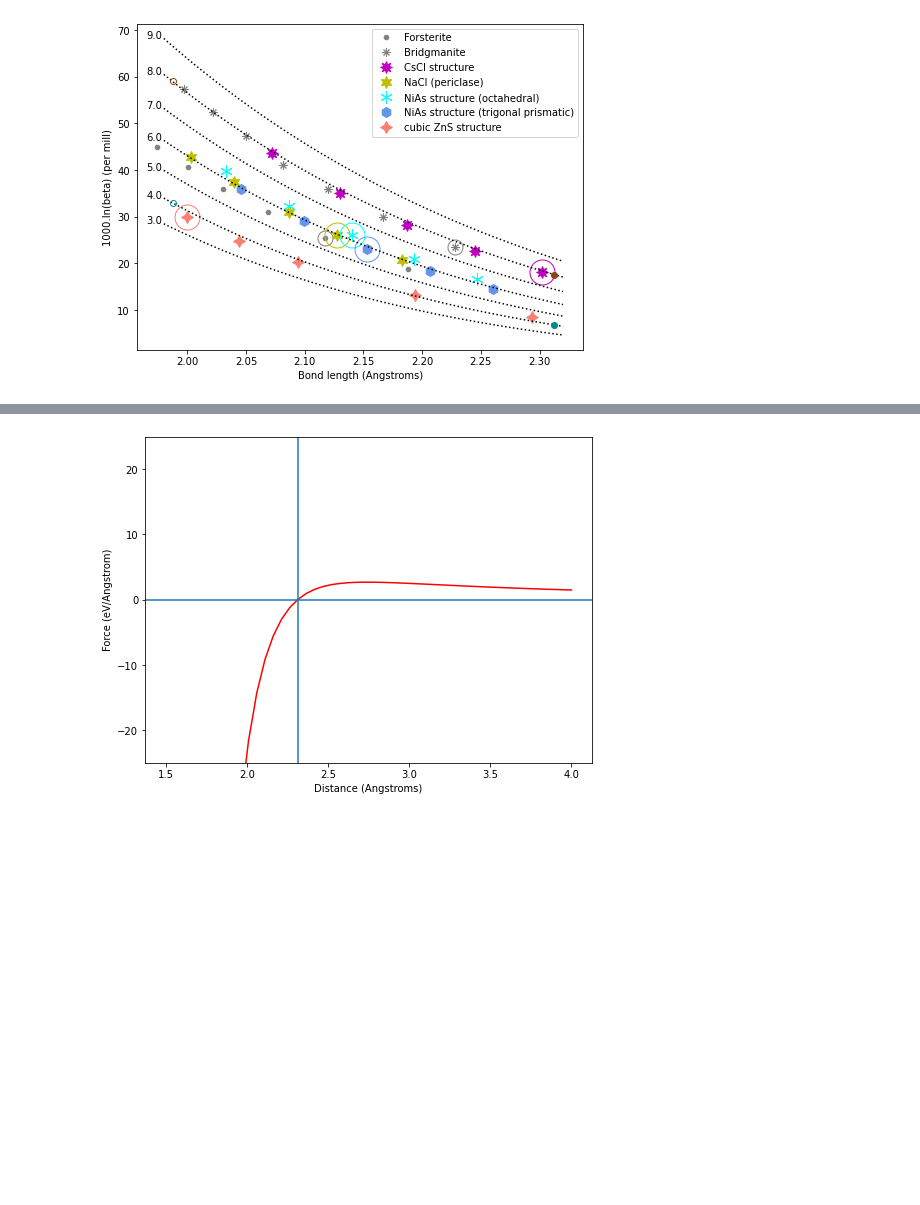
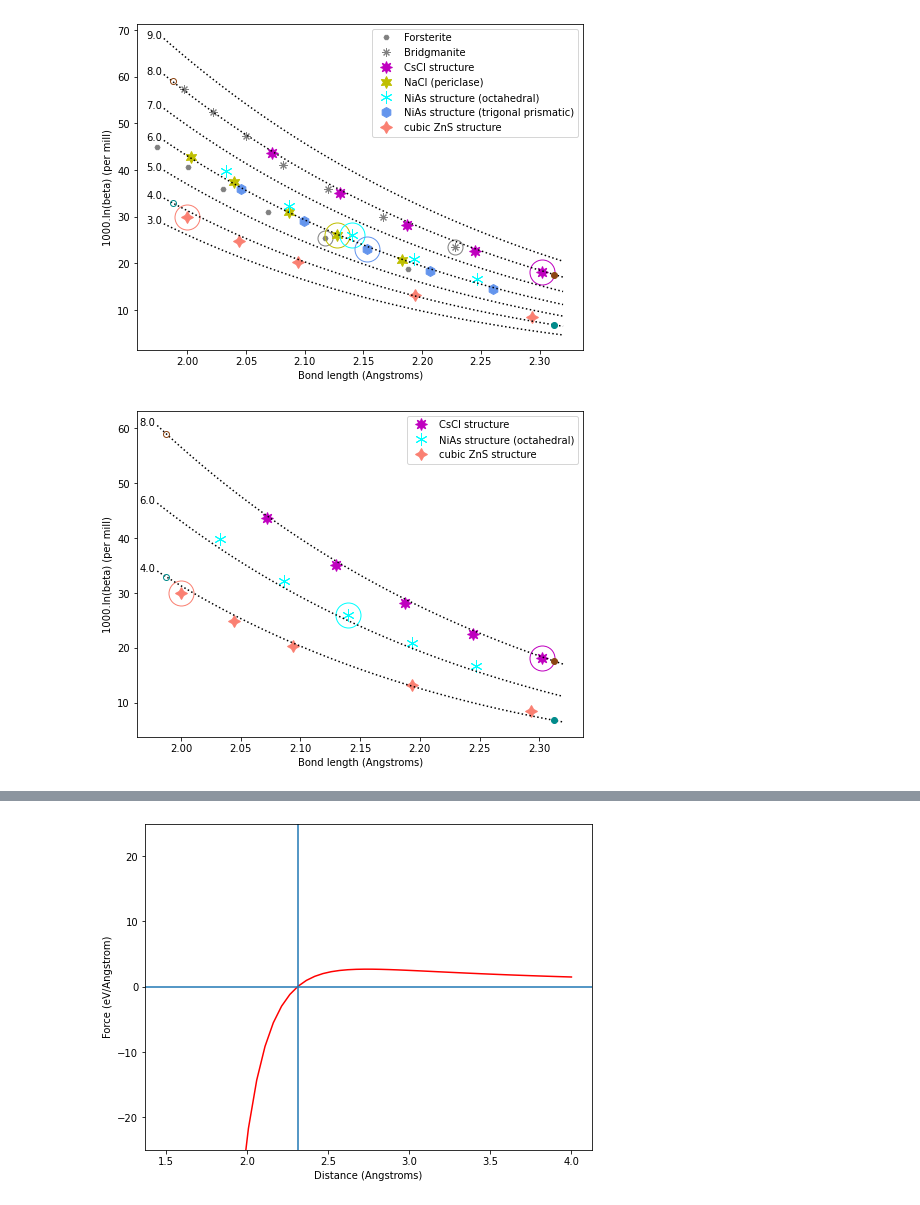
Before and after one commit to andreww/isofrac, a Jupyter notebook: potential_figure.ipynb, the cells around one changed output, grey strips where cells are left out. Drawn from its saved outputs; the diff is of its cells as text; code cells hidden in the pictures; blank space fills up the shorter version.

Commit message:
New figure for presentation

```diff
--- a/potential_figure.ipynb
+++ b/potential_figure.ipynb
@@ -525,6 +525,52 @@ ax.legend()
 plt.show()
 # %% [output]
 [figure]
+# %%
+# Make the figure... simple copy for remco
+
+fig, ax = plt.subplots(figsize=(8,6))
+
+ax.plot(cscl_r_ang, cscl_beta_permil, color='m', linestyle='', marker=(8,1,0),
+        label='CsCl structure', markersize=12)
+ax.plot(cscl_r_ref, cscl_beta_ref, 'mo', fillstyle='none', markersize=25)
+
+
+ax.plot(nias_first_r_ang, nias_first_beta_permil, color='cyan', linestyle='', marker=(6,2,0),
+        label='NiAs structure (octahedral)', markersize=12)
+ax.plot(nias_first_r_ref, nias_first_beta_ref,  'o', color='cyan', fillstyle='none', markersize=25)
+
+ax.plot(cubzns_r_ang, cubzns_beta_permil, color='salmon', linestyle='', marker=(4,1,0),
+        label='cubic ZnS structure', markersize=12)
+ax.plot(cubzns_r_ref, cubzns_beta_ref, color='salmon', marker='o', fillstyle='none', markersize=25)
+
+for coord in [4.0, 6.0, 8.0]:
+
+    r_points = np.linspace(1.98, 2.32)
+    coords = np.ones_like(r_points) * coord
+    data = np.stack((r_points, coords))
+    values = calc_beta_300_vary_q_coord(data, *all_popt)
+    ax.plot(r_points, values, 'k', linestyle=':')
+    ax.text(1.965, values[0], str(coord))
+
+
+ax.plot(1.9875, calc_beta_300_vary_q_coord([1.9875,4.0], *all_popt), 'o', fillstyle='none',
+        color='darkcyan', markersize=6)
+ax.plot(2.3125, calc_beta_300_vary_q_coord([2.3125,4.0], *all_popt), 'o',
+        color='darkcyan', markersize=6)
+ax.plot(1.9875, calc_beta_300_vary_q_coord([1.9875,8.0], *all_popt), 'o', fillstyle='none',
+        color='saddlebrown', markersize=6)
+ax.plot(2.3125, calc_beta_300_vary_q_coord([2.3125,8.0], *all_popt), 'o',
+        color='saddlebrown', markersize=6)
+
+
+
+ax.set_xlabel('Bond length (Angstroms)')
+ax.set_ylabel('1000.ln(beta) (per mill)')
+
+ax.legend()
+plt.show()
+# %% [output]
+[figure, added]
 # %%
 rs = np.linspace(1.5E-10, 4.0E-10)
 fig, ax = plt.subplots(figsize=(8,12), nrows=2, sharex=True, gridspec_kw={'hspace':0.0125})
```
Also changed, not shown: parts of 4 cells of this notebook, 1 other file.
